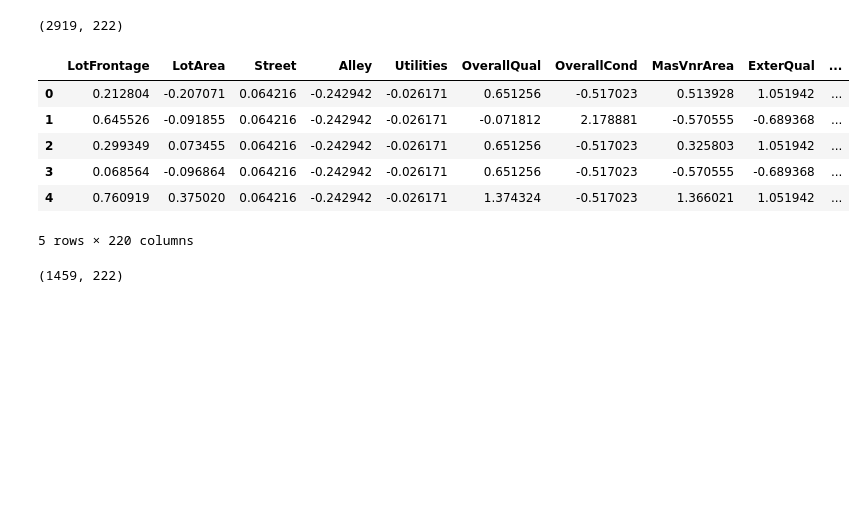
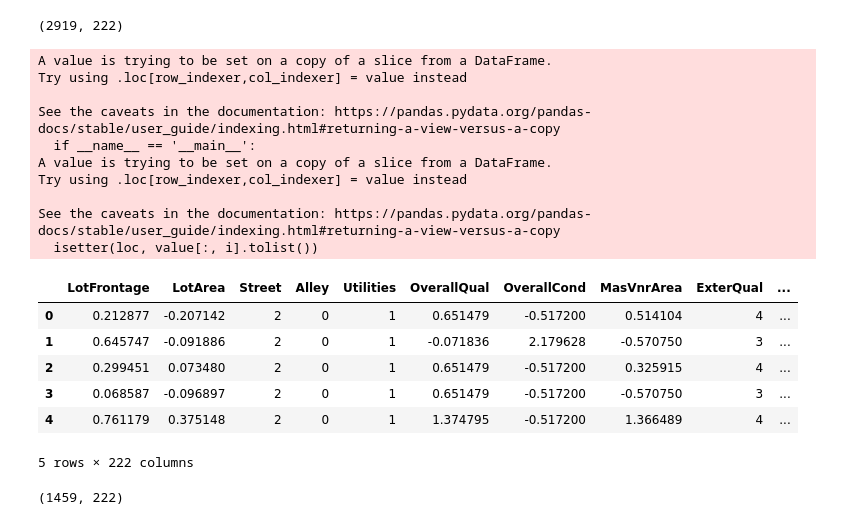
Before and after one commit to galib96/housing-price-prediction-regression, a Jupyter notebook: Housing Price Prediction Kaggle data set.ipynb, the cells around one changed output. Saved outputs shown, nothing was run; the diff lists cells and outputs as text; code cells hidden in the pictures; blank space fills up the shorter version.

```diff
--- a/Housing Price Prediction Kaggle data set.ipynb
+++ b/Housing Price Prediction Kaggle data set.ipynb
@@ -216,7 +219,7 @@ df_combined['AgeGarage'] = df_combined['AgeGarage'].apply(neg_remove)
 # dropping YrSold, YearRemodAdd, YearBuilt, GarageYrBlt columns from dataframe
 df_combined.drop(columns=['YrSold','YearBuilt','YearRemodAdd','GarageYrBlt'], axis=1, inplace=True)
 
-cat_columns = list(set(cat_columns) - set(['YrSold','YearBuilt','YearRemodAdd','GarageYrBlt']))
+quant_columns = list(set(quant_columns) - set(['YrSold','YearBuilt','YearRemodAdd','GarageYrBlt']))
 
 # adding new columns to quantitative feature list
 quant_columns = quant_columns+['AgeSold','AgeRemod','AgeGarage']
@@ -318,6 +321,7 @@ train_test_df.tail()
 # %%
 # shape of combined df
 train_test_df.drop(columns=['Id'], axis=1, inplace=True)
+quant_columns.remove('Id')
 train_test_df.shape
 # %% [output]
 (2919, 78)
@@ -344,18 +348,3 @@ train_test_df.shape
 
 df_train = train_test_df.iloc[:1460,:]
 df_test = train_test_df.iloc[1460:,:]
-# %%
-# min-max normalize data in training and test set
-
-df_train = df_train.apply(pd.to_numeric)
-df_test = df_test.apply(pd.to_numeric)
-
-norm_mean = df_train.mean()
-norm_std = df_train.std()
-
-df_train_norm = (df_train - norm_mean)/norm_std
-df_test_norm = (df_test - norm_mean)/norm_std
-
-mean_price = Y.mean()
-std_price = Y.std()
-Y = (Y-Y.mean())/Y.std()
@@ -365,18 +351,32 @@ df_train_norm.dropna(axis='columns', inplace=True)
 # %%
 # Extracting input features from training set
+# Normalizing train and test set
 
-last_index = df_train.shape[1] - 1
-# X = df_train.iloc[:,:last_index]
-X = df_train_norm.copy()
+X = df_train.copy()
+
+scaling = StandardScaler()
+
+X[quant_columns] = scaling.fit_transform(X[quant_columns])
+df_test[quant_columns] = scaling.transform(df_test[quant_columns])
 X.head()
 # %% [output]
+A value is trying to be set on a copy of a slice from a DataFrame.
+Try using .loc[row_indexer,col_indexer] = value instead
+
+See the caveats in the documentation: https://pandas.pydata.org/pandas-docs/stable/user_guide/indexing.html#returning-a-view-versus-a-copy
+  if __name__ == '__main__':
+A value is trying to be set on a copy of a slice from a DataFrame.
+Try using .loc[row_indexer,col_indexer] = value instead
+
+See the caveats in the documentation: https://pandas.pydata.org/pandas-docs/stable/user_guide/indexing.html#returning-a-view-versus-a-copy
+  isetter(loc, value[:, i].tolist())
 |  | LotFrontage | LotArea | Street | Alley | Utilities | OverallQual | OverallCond | MasVnrArea | ExterQual | ... |
-| 0 | 0.212804 | -0.207071 | 0.064216 | -0.242942 | -0.026171 | 0.651256 | -0.517023 | 0.513928 | 1.051942 | ... |
-| 1 | 0.645526 | -0.091855 | 0.064216 | -0.242942 | -0.026171 | -0.071812 | 2.178881 | -0.570555 | -0.689368 | ... |
-| 2 | 0.299349 | 0.073455 | 0.064216 | -0.242942 | -0.026171 | 0.651256 | -0.517023 | 0.325803 | 1.051942 | ... |
-| 3 | 0.068564 | -0.096864 | 0.064216 | -0.242942 | -0.026171 | 0.651256 | -0.517023 | -0.570555 | -0.689368 | ... |
-| 4 | 0.760919 | 0.375020 | 0.064216 | -0.242942 | -0.026171 | 1.374324 | -0.517023 | 1.366021 | 1.051942 | ... |
+| 0 | 0.212877 | -0.207142 | 2 | 0 | 1 | 0.651479 | -0.517200 | 0.514104 | 4 | ... |
+| 1 | 0.645747 | -0.091886 | 2 | 0 | 1 | -0.071836 | 2.179628 | -0.570750 | 3 | ... |
+| 2 | 0.299451 | 0.073480 | 2 | 0 | 1 | 0.651479 | -0.517200 | 0.325915 | 4 | ... |
+| 3 | 0.068587 | -0.096897 | 2 | 0 | 1 | 0.651479 | -0.517200 | -0.570750 | 3 | ... |
+| 4 | 0.761179 | 0.375148 | 2 | 0 | 1 | 1.374795 | -0.517200 | 1.366489 | 4 | ... |
-5 rows × 220 columns
+5 rows × 222 columns
 # %%
 df_test.shape
 # %% [output]
```
Also changed, not shown: parts of 11 cells of this notebook.
